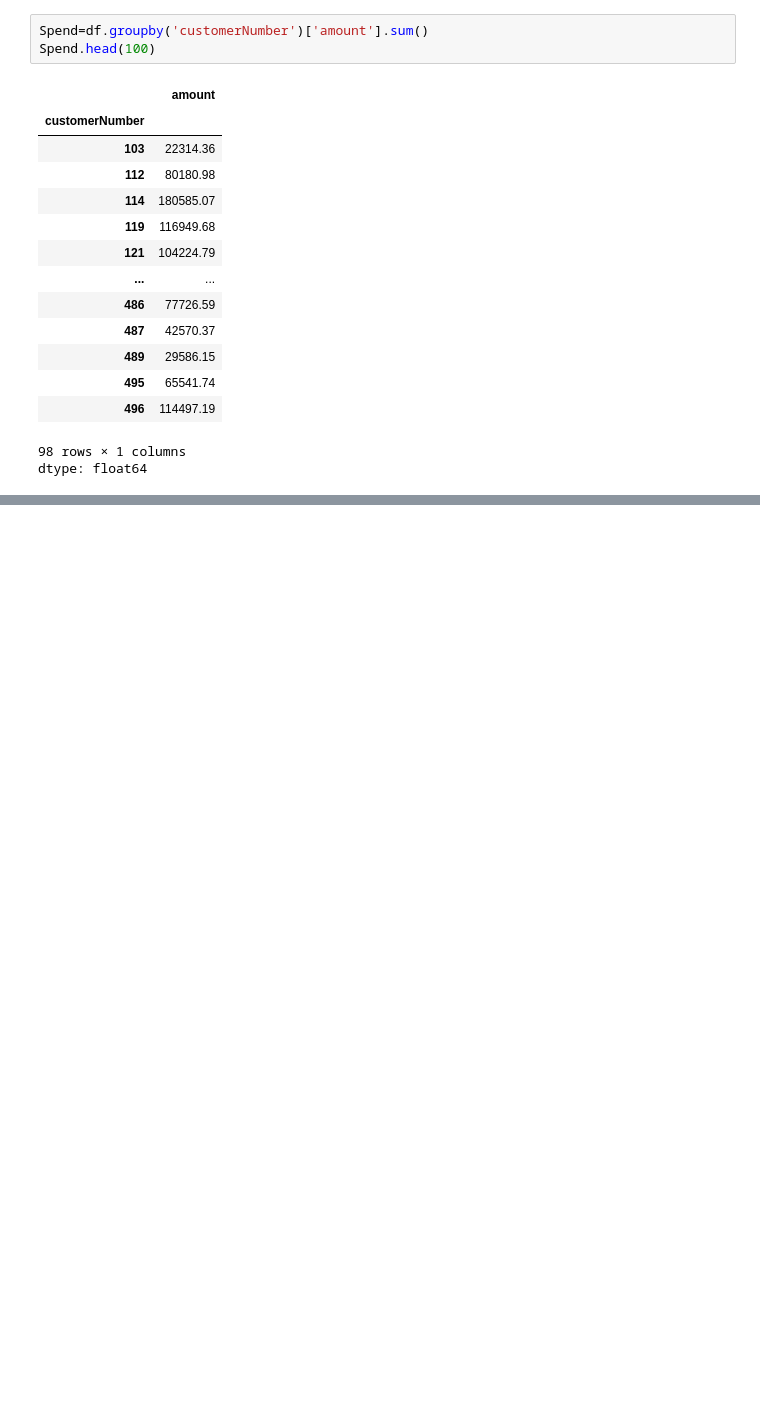
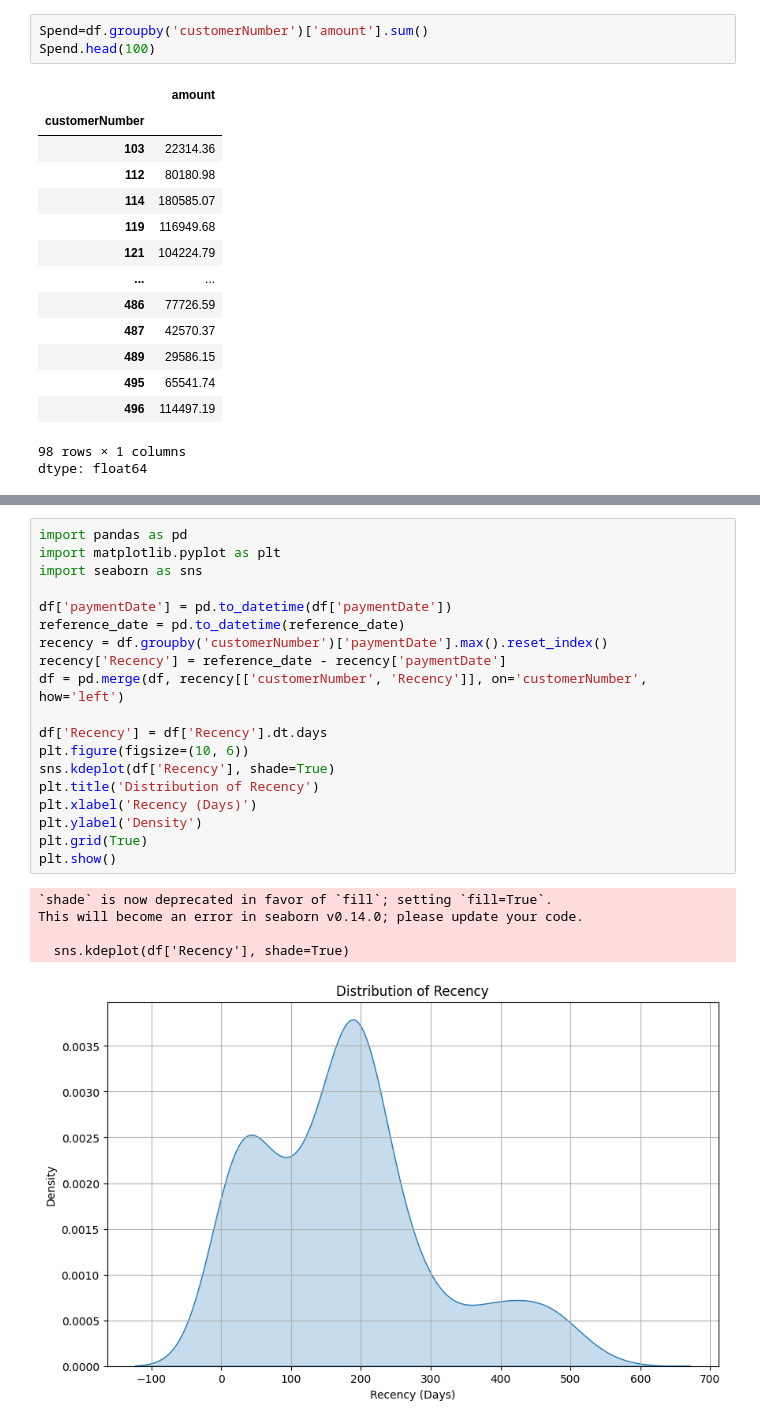
Before and after one commit to Nrashani/Amazon-Sales-Analysis-Project, a Jupyter notebook: CustomerAnalysis_Nimasha.ipynb, the cells around one changed output, grey strips where cells are left out. Drawn from its saved outputs; the diff is of its cells as text; blank space fills up the shorter version.

```diff
--- a/CustomerAnalysis_Nimasha.ipynb
+++ b/CustomerAnalysis_Nimasha.ipynb
@@ -132,0 +179,25 @@ dtype: float64
+# %%
+import pandas as pd
+import matplotlib.pyplot as plt
+import seaborn as sns
+
+df['paymentDate'] = pd.to_datetime(df['paymentDate'])
+reference_date = pd.to_datetime(reference_date)
+recency = df.groupby('customerNumber')['paymentDate'].max().reset_index()
+recency['Recency'] = reference_date - recency['paymentDate']
+df = pd.merge(df, recency[['customerNumber', 'Recency']], on='customerNumber', how='left')
+
+df['Recency'] = df['Recency'].dt.days
+plt.figure(figsize=(10, 6))
+sns.kdeplot(df['Recency'], shade=True)
+plt.title('Distribution of Recency')
+plt.xlabel('Recency (Days)')
+plt.ylabel('Density')
+plt.grid(True)
+plt.show()
+# %% [output]
+`shade` is now deprecated in favor of `fill`; setting `fill=True`.
+This will become an error in seaborn v0.14.0; please update your code.
+
+  sns.kdeplot(df['Recency'], shade=True)
+[figure, added]
```
Also changed, not shown: parts of 12 cells of this notebook.
